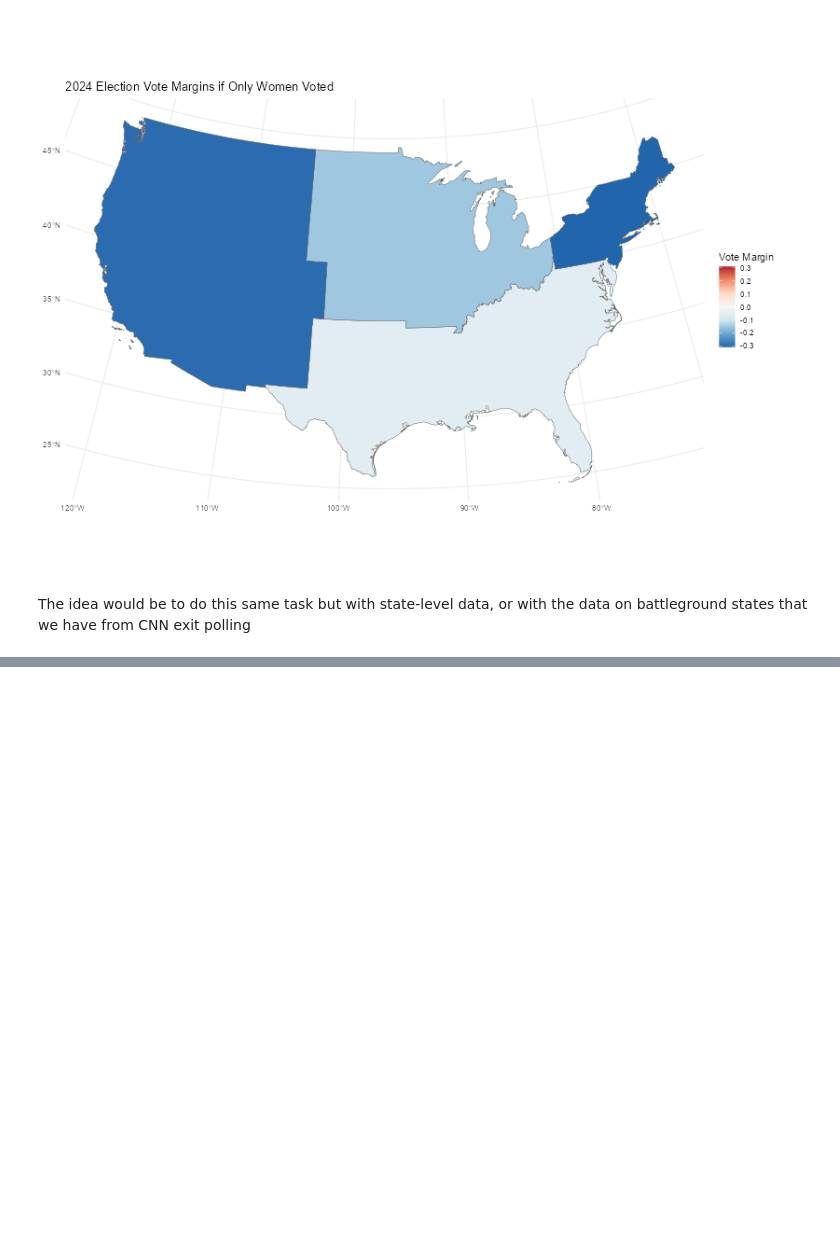
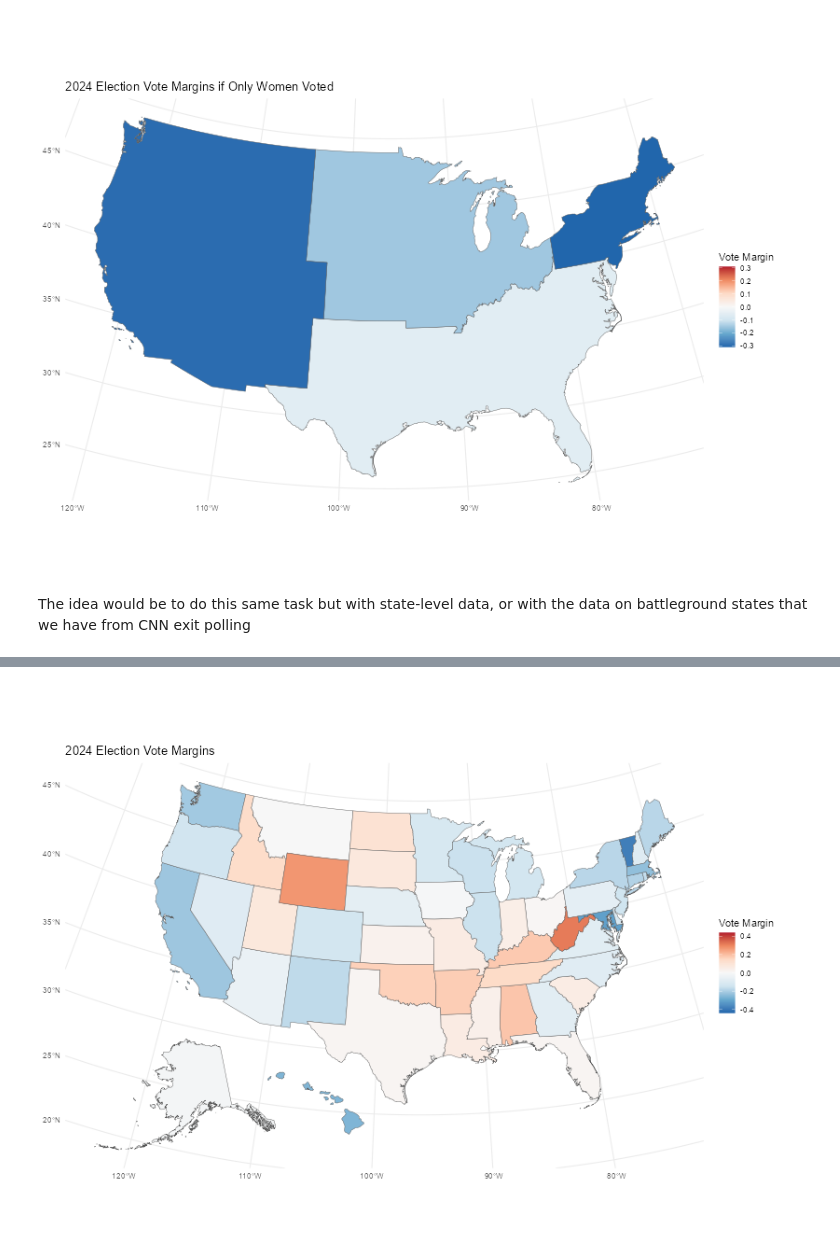
Before and after one commit to emilylmitchum/5200-final-project, a Jupyter notebook: kylie_eda/eda.ipynb, the cells around one changed output, grey strips where cells are left out. Saved outputs shown, nothing was run; the diff lists cells and outputs as text; code cells hidden in the pictures; blank space fills up the shorter version.

```diff
--- a/kylie_eda/eda.ipynb
+++ b/kylie_eda/eda.ipynb
@@ -178,0 +238,2 @@ The idea would be to do this same task but with state-level data, or with the da
+# %%
+short_norc <- norc_2024 |> select(P_STATE, LIKELYVOTER, RACE0_VOTE, RACE0_PARTY, GENDER)
@@ -178,0 +244,44 @@ The idea would be to do this same task but with state-level data, or with the da
+# %%
+state_summary <- short_norc |>
+  group_by(STATE_ABBR) |>
+  summarise(
+    total_voters = n(),
+
+    trump_votes = sum(RACE0_VOTE == "(8639) Donald Trump",  na.rm = TRUE),
+    harris_votes = sum(RACE0_VOTE == "(64984) Kamala Harris",  na.rm = TRUE),
+
+    men_trump = sum(RACE0_VOTE == "(8639) Donald Trump" & GENDER == "(1) Men",  na.rm = TRUE),
+    women_trump = sum(RACE0_VOTE == "(8639) Donald Trump" & GENDER == "(2) Women",  na.rm = TRUE),
+
+    men_harris = sum(RACE0_VOTE == "(64984) Kamala Harris" & GENDER == "(1) Men",  na.rm = TRUE),
+    women_harris = sum(RACE0_VOTE == "(64984) Kamala Harris" & GENDER == "(2) Women",  na.rm = TRUE),
+
+    .groups = "drop"
+  ) |>
+  mutate(
+    vote_margin = (trump_votes - harris_votes)/total_voters,
+    male_vote_margin = (men_trump - men_harris)/(men_trump + men_harris),
+    female_vote_margin = (women_trump - women_harris)/(women_trump + women_harris)
+  )
+# %%
+us_states <- us_states |>
+  left_join(state_summary, by = c("postal" = "STATE_ABBR"))
+# %%
+library(tigris)
+us_states_shifted <- shift_geometry(us_states)
+# %%
+max_margin <- max(abs(us_states$female_vote_margin), na.rm = TRUE)
+
+
+ggplot(us_states_shifted) +
+  geom_sf(aes(fill = vote_margin)) +
+  scale_fill_distiller(
+    palette = "RdBu",
+    direction = -1,
+    limits = c(-max_margin, max_margin),
+    name = "Vote Margin"
+  ) +
+  theme_minimal()+
+  ggtitle("2024 Election Vote Margins")
+# %% [output]
+[figure, added]
```
Also changed, not shown: parts of 12 cells of this notebook.
